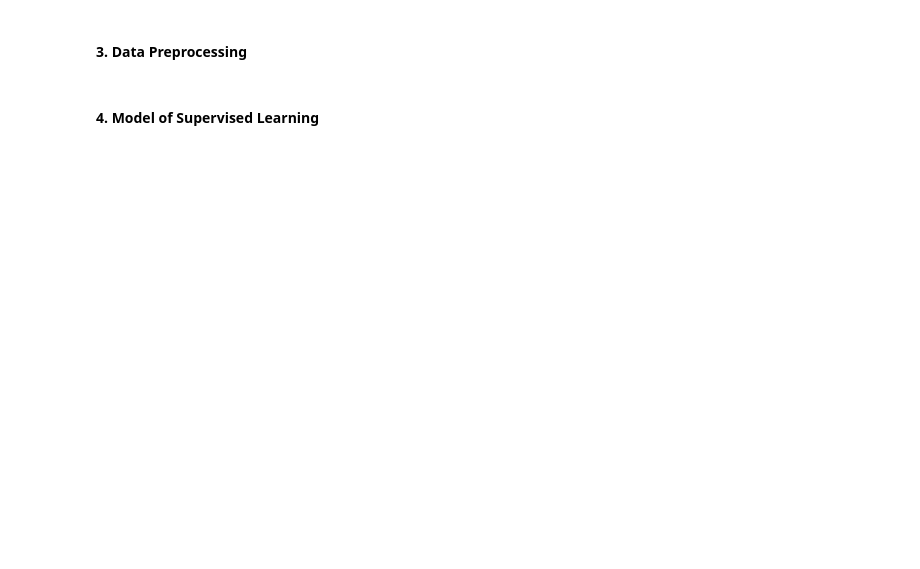
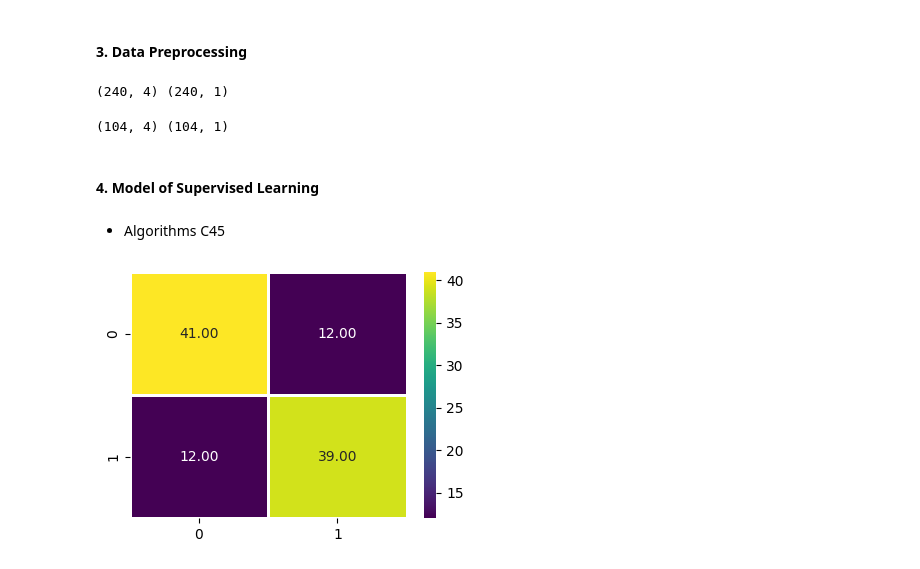
Before and after one commit to kusin/bahan-ajar-ML, a Jupyter notebook: Pertemuan 6 - Algoritma Klasifikasi Data Bagian 2/penguins.ipynb, the cells around one changed output. Cells and saved outputs as stored; diff of their text form; code cells hidden in the pictures; blank space fills up the shorter version.

```diff
--- a/Pertemuan 6 - Algoritma Klasifikasi Data Bagian 2/penguins.ipynb
+++ b/Pertemuan 6 - Algoritma Klasifikasi Data Bagian 2/penguins.ipynb
@@ -121,8 +134,39 @@ plt.show()
 # %% [markdown]
 #### 3. Data Preprocessing
 # %%
-# kerjakan ...
+# set features and labels
+x = dataset[["bill_length_mm", "bill_depth_mm", "flipper_length_mm", "body_mass_g"]].values
+y = dataset[["sex"]].values
+# %%
+# normalize features
+scaler = MinMaxScaler(feature_range=(0, 1))
+scaled = scaler.fit_transform(x)
+# %%
+# split validation
+trainX, testX, trainY, testY = train_test_split(
+  scaled, y, train_size=0.7, test_size=0.3, random_state=None, shuffle=True)
+# %%
+# show dimension of data train
+print(trainX.shape, trainY.shape)
+# %% [output]
+(240, 4) (240, 1)
+# %%
+# show dimension of data test
+print(testX.shape, testY.shape)
+# %% [output]
+(104, 4) (104, 1)
 # %% [markdown]
 #### 4. Model of Supervised Learning
+# %% [markdown]
+- Algorithms C45
 # %%
-# kerjakan ...
+# supervised learning algorithm
+result_C45 = DecisionTreeClassifier(criterion="gini", random_state=None).fit(trainX, trainY).predict(testX)
+# %%
+# evaluation models - confusion_matrix
+conf_C45 = confusion_matrix(testY, result_C45)
+
+# results confusion matrix
+heatmap(data=conf_C45, width=4, height=3)
+# %% [output]
+[figure, added]
```
Also changed, not shown: parts of 9 cells of this notebook, 1 other file.
